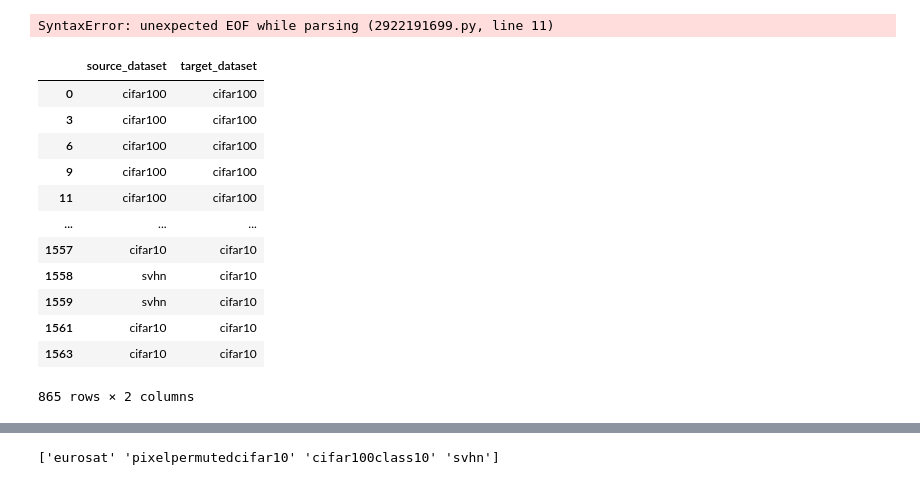
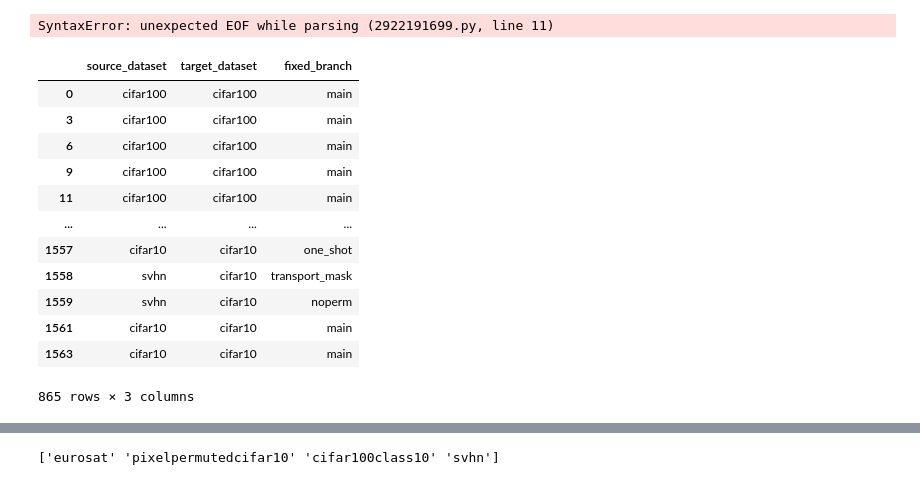
Before and after one commit to devinkwok/nnperm, a Jupyter notebook: plots/cross-task.ipynb, the cells around one changed output, grey strips where cells are left out. Saved outputs shown, nothing was run; the diff lists cells and outputs as text; code cells hidden in the pictures.

```diff
--- a/plots/cross-task.ipynb
+++ b/plots/cross-task.ipynb
@@ -29,55 +29,59 @@ runs["branch.str"] = runs["branch"].apply(lambda x: "main" if x == "main" else "
 runs = runs[runs["level.int"].apply(lambda x: x % 2 == 0) & ~runs["test_accuracy"].isna()]
 runs["failed_to_train"] = runs["test_accuracy"].apply(lambda x: x < 0.3)
 # %%
-runs = runs[(runs["dataset_hparams.dataset_name"] == "cifar10") & (runs["model_hparams.model_name"] == "cifar_vgg_16") & (runs["replicate"] == "replicate_1")]
+# runs = runs[(runs["dataset_hparams.dataset_name"] == "cifar10") & (runs["model_hparams.model_name"] == "cifar_vgg_16") & (runs["replicate"] == "replicate_1")]
 
-baseline_original = runs[runs["branch.str"] == "main"]
-print(baseline_original)
-baseline_retrain = runs[runs["branch.str"] == "retrain"]
-print(baseline_retrain)
-baseline_oneshot = runs[runs["branch.str"] == "one_shot"]
-print(baseline_oneshot)
+# baseline_original = runs[runs["branch.str"] == "main"]
+# print(baseline_original)
+# baseline_retrain = runs[runs["branch.str"] == "retrain"]
+# print(baseline_retrain)
+# baseline_oneshot = runs[runs["branch.str"] == "one_shot"]
+# print(baseline_oneshot)
 
-for model_name in ["cifar_vgg_16", "cifar_resnet_20_64"]:
-    for model_name in ["cifar_vgg_16", "cifar_resnet_20_64"]:
+# for model_name in ["cifar_vgg_16", "cifar_resnet_20_64"]:
+#     for model_name in ["cifar_vgg_16", "cifar_resnet_20_64"]:
 
-print(runs[])
+# print(runs[])
 # %% [output]
 SyntaxError: unexpected EOF while parsing (2922191699.py, line 11)
 # %%
 def get_source_target(x):
-    if x["branch.str"] == "one_shot" or x["branch.str"] == "main":
-        return x["dataset_hparams.dataset_name"], x["dataset_hparams.dataset_name"]
-    if x["branch.str"] == "transport_mask" or x["branch.str"] == "copy_permuted_mask_to_prune":
+    branch = x["branch.str"]
+    if branch == "one_shot" or x["branch.str"] == "main":
+        return x["dataset_hparams.dataset_name"], x["dataset_hparams.dataset_name"], branch
+    if branch == "transport_mask":
+        if x["perm_mask_source.pruning_permutation"] == "None":
+            branch = "noperm"
         path_to_mask = x["perm_mask_source.pruning_mask"]
         try:
             hash = path_to_mask.split("lottery_")[1].split("/")[0]
         except:
             print(x["Path.hash"])
-            return None, None
+            return None, None, branch
         rows = train_dataset.loc[train_dataset["Path.hash"] == hash]
-        return rows["dataset_hparams.dataset_name"].item(), x["dataset_hparams.dataset_name"]
-    if x["branch.str"] == "retrain":
-        return x["dataset_hparams.dataset_name"], x["hparams.branch_hparams.retrain_d.dataset_name"]
-    return None, None
+        return rows["dataset_hparams.dataset_name"].item(), x["dataset_hparams.dataset_name"], branch
+    if branch == "retrain":
+        return x["dataset_hparams.dataset_name"], x["hparams.branch_hparams.retrain_d.dataset_name"], branch
+    return None, None, branch
 
 runs["source_dataset"] = runs.apply(lambda x: get_source_target(x)[0], axis=1)
 runs["target_dataset"] = runs.apply(lambda x: get_source_target(x)[1], axis=1)
-runs[~runs["target_dataset"].isna()][["source_dataset", "target_dataset"]]
+runs["fixed_branch"] = runs.apply(lambda x: get_source_target(x)[2], axis=1)
+runs[~runs["target_dataset"].isna()][["source_dataset", "target_dataset", "fixed_branch"]]
 # %% [output]
-|  | source_dataset | target_dataset |
-| 0 | cifar100 | cifar100 |
-| 3 | cifar100 | cifar100 |
-| 6 | cifar100 | cifar100 |
-| 9 | cifar100 | cifar100 |
-| 11 | cifar100 | cifar100 |
-| ... | ... | ... |
-| 1557 | cifar10 | cifar10 |
-| 1558 | svhn | cifar10 |
-| 1559 | svhn | cifar10 |
-| 1561 | cifar10 | cifar10 |
-| 1563 | cifar10 | cifar10 |
+|  | source_dataset | target_dataset | fixed_branch |
+| 0 | cifar100 | cifar100 | main |
+| 3 | cifar100 | cifar100 | main |
+| 6 | cifar100 | cifar100 | main |
+| 9 | cifar100 | cifar100 | main |
+| 11 | cifar100 | cifar100 | main |
+| ... | ... | ... | ... |
+| 1557 | cifar10 | cifar10 | one_shot |
+| 1558 | svhn | cifar10 | transport_mask |
+| 1559 | svhn | cifar10 | noperm |
+| 1561 | cifar10 | cifar10 | main |
+| 1563 | cifar10 | cifar10 | main |
-865 rows × 2 columns
+865 rows × 3 columns
 # %%
 targets = ["cifar10", "svhn"]
 sources = ["cifar100", "cifar10", "svhn"]
```
Also changed, not shown: parts of 2 cells of this notebook.
